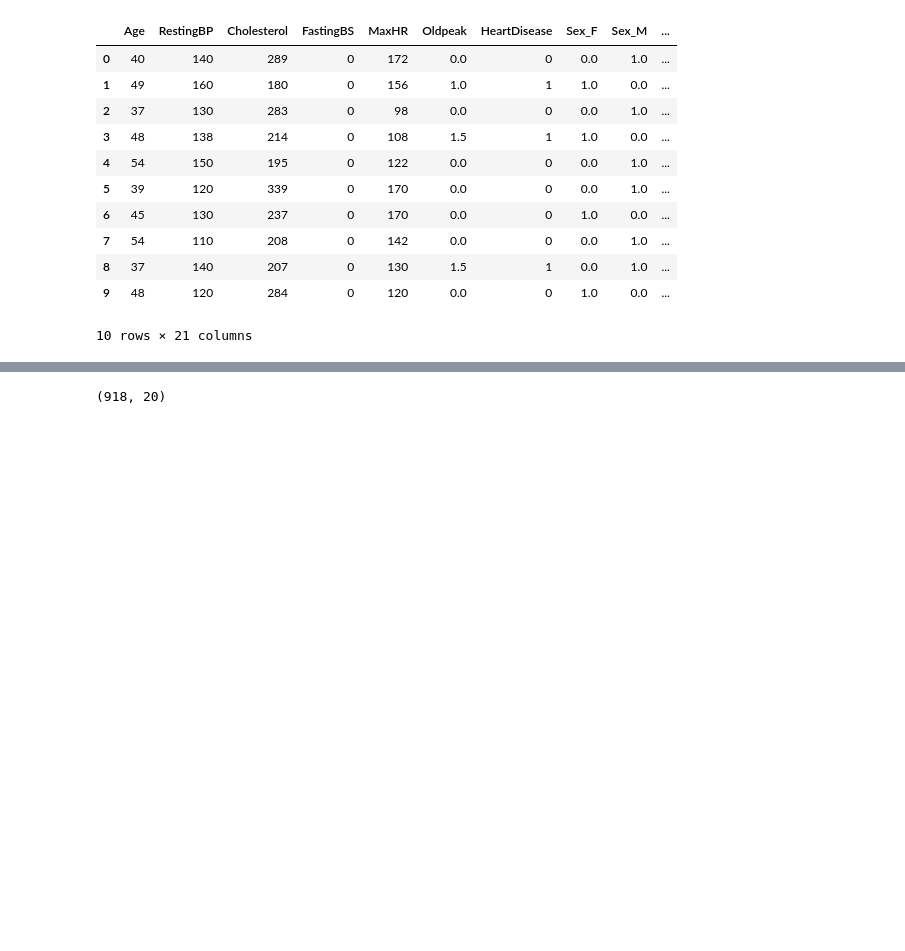
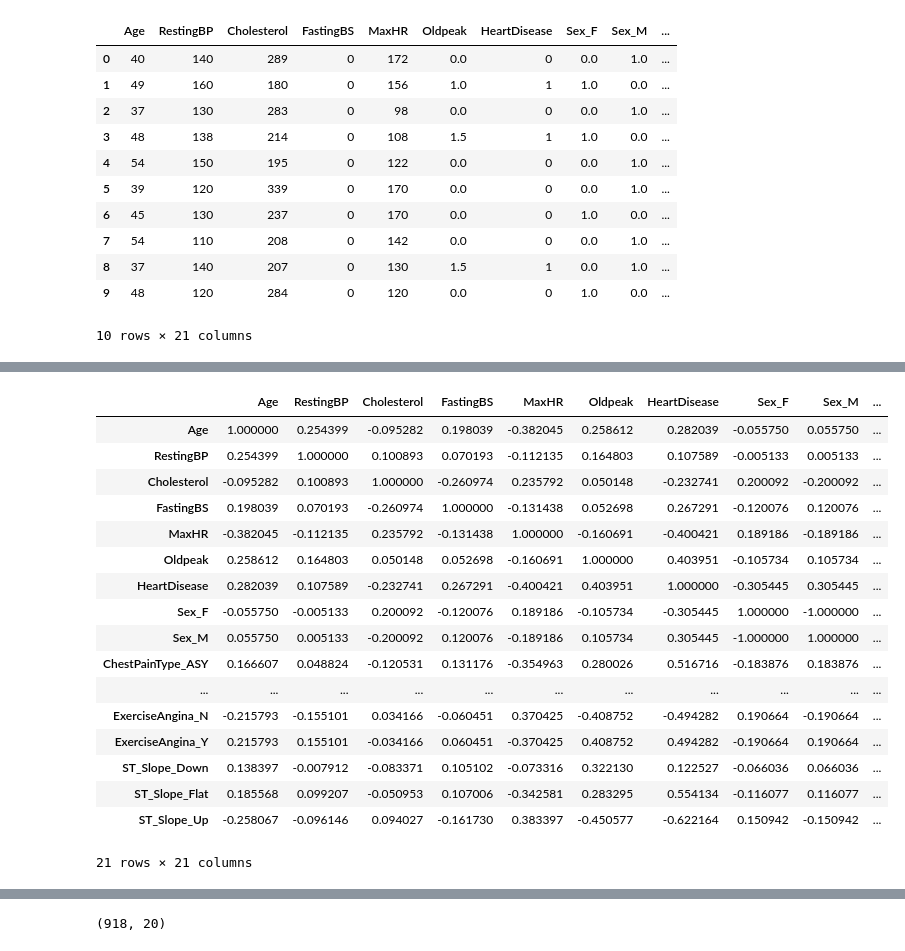
Before and after one commit to LIPSASHARMA/Heart-Disease-Prediction-Final-Project, a Jupyter notebook: Heart_risk_revised.ipynb, the cells around one changed output, grey strips where cells are left out. Saved outputs shown, nothing was run; the diff lists cells and outputs as text; code cells hidden in the pictures; blank space fills up the shorter version.

```diff
--- a/Heart_risk_revised.ipynb
+++ b/Heart_risk_revised.ipynb
@@ -167,0 +168,23 @@ dtype: object
+# %%
+# creating a corelation matrix
+corelation=df.corr()
+corelation
+# %% [output]
+|  | Age | RestingBP | Cholesterol | FastingBS | MaxHR | Oldpeak | HeartDisease | Sex_F | Sex_M | ... |
+| Age | 1.000000 | 0.254399 | -0.095282 | 0.198039 | -0.382045 | 0.258612 | 0.282039 | -0.055750 | 0.055750 | ... |
+| RestingBP | 0.254399 | 1.000000 | 0.100893 | 0.070193 | -0.112135 | 0.164803 | 0.107589 | -0.005133 | 0.005133 | ... |
+| Cholesterol | -0.095282 | 0.100893 | 1.000000 | -0.260974 | 0.235792 | 0.050148 | -0.232741 | 0.200092 | -0.200092 | ... |
+| FastingBS | 0.198039 | 0.070193 | -0.260974 | 1.000000 | -0.131438 | 0.052698 | 0.267291 | -0.120076 | 0.120076 | ... |
+| MaxHR | -0.382045 | -0.112135 | 0.235792 | -0.131438 | 1.000000 | -0.160691 | -0.400421 | 0.189186 | -0.189186 | ... |
+| Oldpeak | 0.258612 | 0.164803 | 0.050148 | 0.052698 | -0.160691 | 1.000000 | 0.403951 | -0.105734 | 0.105734 | ... |
+| HeartDisease | 0.282039 | 0.107589 | -0.232741 | 0.267291 | -0.400421 | 0.403951 | 1.000000 | -0.305445 | 0.305445 | ... |
+| Sex_F | -0.055750 | -0.005133 | 0.200092 | -0.120076 | 0.189186 | -0.105734 | -0.305445 | 1.000000 | -1.000000 | ... |
+| Sex_M | 0.055750 | 0.005133 | -0.200092 | 0.120076 | -0.189186 | 0.105734 | 0.305445 | -1.000000 | 1.000000 | ... |
+| ChestPainType_ASY | 0.166607 | 0.048824 | -0.120531 | 0.131176 | -0.354963 | 0.280026 | 0.516716 | -0.183876 | 0.183876 | ... |
+| ... | ... | ... | ... | ... | ... | ... | ... | ... | ... | ... |
+| ExerciseAngina_N | -0.215793 | -0.155101 | 0.034166 | -0.060451 | 0.370425 | -0.408752 | -0.494282 | 0.190664 | -0.190664 | ... |
+| ExerciseAngina_Y | 0.215793 | 0.155101 | -0.034166 | 0.060451 | -0.370425 | 0.408752 | 0.494282 | -0.190664 | 0.190664 | ... |
+| ST_Slope_Down | 0.138397 | -0.007912 | -0.083371 | 0.105102 | -0.073316 | 0.322130 | 0.122527 | -0.066036 | 0.066036 | ... |
+| ST_Slope_Flat | 0.185568 | 0.099207 | -0.050953 | 0.107006 | -0.342581 | 0.283295 | 0.554134 | -0.116077 | 0.116077 | ... |
+| ST_Slope_Up | -0.258067 | -0.096146 | 0.094027 | -0.161730 | 0.383397 | -0.450577 | -0.622164 | 0.150942 | -0.150942 | ... |
+21 rows × 21 columns
```
Also changed, not shown: parts of 9 cells of this notebook, 1 other file.
